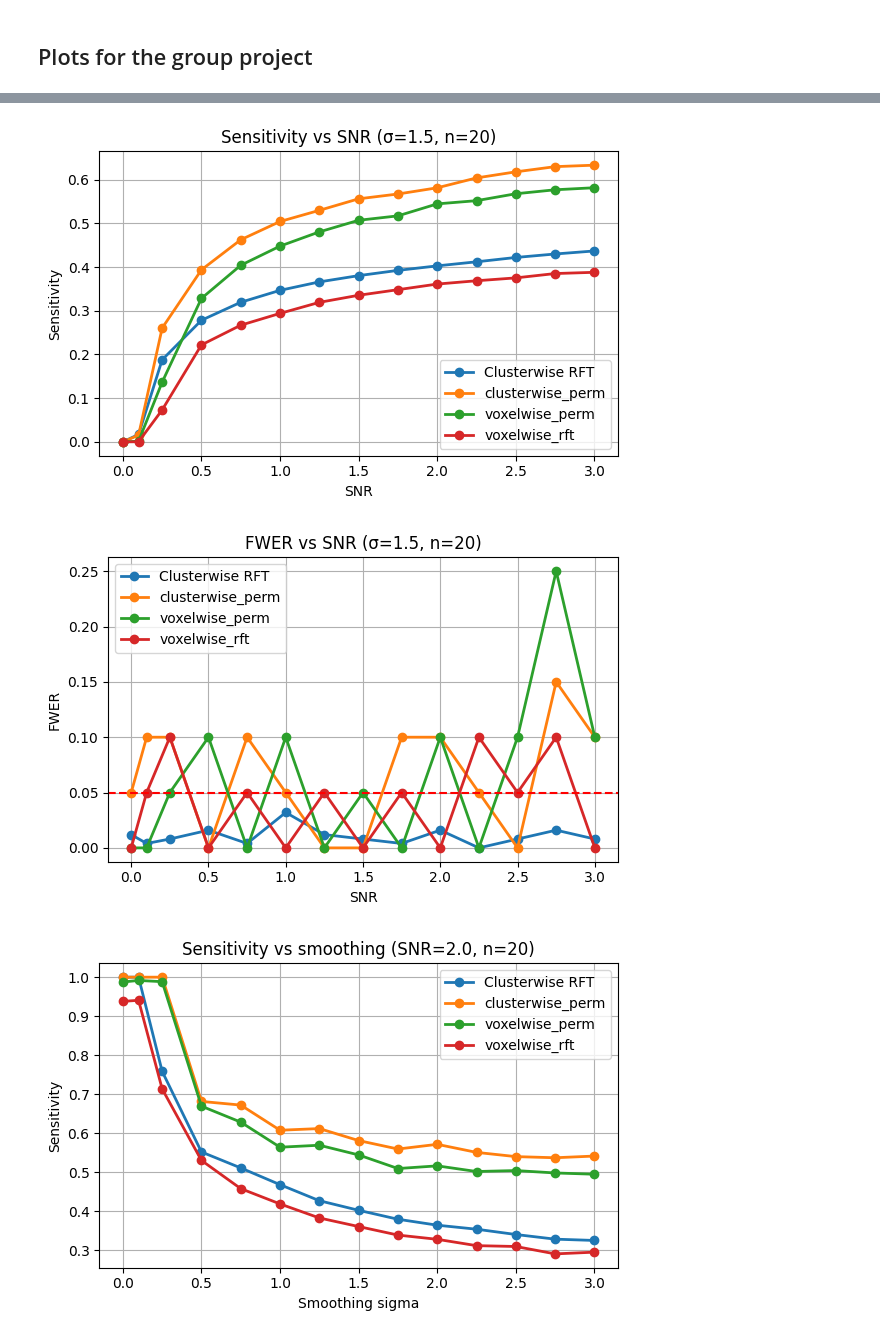
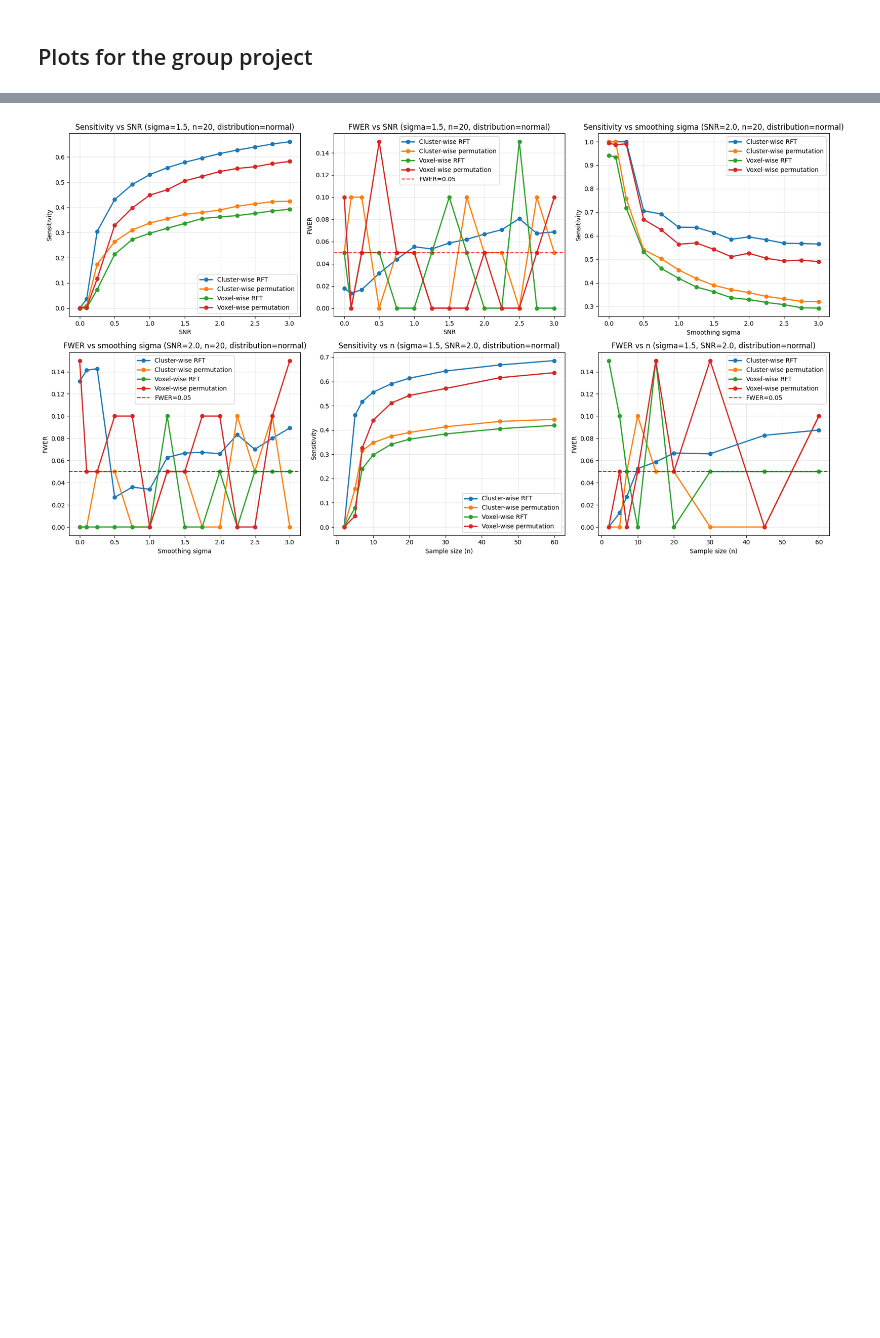
Before and after one commit to lt22412/group_project, a Jupyter notebook: voxel_wise_permutation/group_plots.ipynb, the cells around one changed output, grey strips where cells are left out. Drawn from its saved outputs; the diff is of its cells as text; code cells hidden in the pictures; blank space fills up the shorter version.

Commit message:
improved group plots

```diff
--- a/voxel_wise_permutation/group_plots.ipynb
+++ b/voxel_wise_permutation/group_plots.ipynb
@@ -6,15 +6,14 @@ import pandas as pd
 import numpy as np
 import helper_functions as hf
 # %%
-cv_prm_df = pd.read_csv("cluster_wise_permutation_test_metrics.csv")
-vv_prm_df = pd.read_csv("voxel_wise_permutation_test_metrics.csv")
-vv_rft_df = pd.read_csv("voxel_wise_rft_test_metrics.csv")
-cv_rft_df = pd.read_csv("clustRFT_results_overlap_0_sim250_u3df.csv")
+cv_prm_df_t = pd.read_csv("datasets/cv_prm_t.csv")
+cv_prm_df_n = pd.read_csv("datasets/cv_prm_n.csv")
 
-cv_prm_df = cv_prm_df.rename(columns={"n_subj" : "n"})
+vv_prm_df_t = pd.read_csv("datasets/vv_prm_t.csv")
+vv_prm_df_n = pd.read_csv("datasets/vv_prm_n.csv")
 
-cv_rft_df = cv_rft_df.drop(columns=['threshold_u','FWHM']).rename(columns={"n_subj" : "n"}).rename(columns={"FWER" : "fwer"})
+cv_rft_df_t = pd.read_csv("datasets/cv_rft_t.csv")
+cv_rft_df_n = pd.read_csv("datasets/cv_rft_n.csv")
 
-len(cv_rft_df)
-
-cv_rft_df
+vv_rft_df_t = pd.read_csv("datasets/vv_rft_t.csv")
+vv_rft_df_n = pd.read_csv("datasets/vv_rft_n.csv")
@@ -34,0 +59,9 @@ cv_rft_df
+# %%
+cv_rft_df_n.rename(columns={"n_subj" : "n", "FWER" : "fwer"}, inplace=True)
+cv_rft_df_t.rename(columns={"n_subj" : "n", "FWER" : "fwer"}, inplace=True)
+
+cv_rft_df_n.drop(['FWHM','threshold_u'],axis=1, inplace=True)
+cv_rft_df_t.drop(['FWHM','threshold_u'],axis=1, inplace=True)
+
+
+cv_rft_df_n.head()
@@ -35,4 +93,5 @@ cv_rft_df
 # %%
-final_metrics_df = pd.concat([cv_prm_df, vv_prm_df, vv_rft_df, cv_rft_df], ignore_index=True)
-final_metrics_df
+final_metrics_df_t = pd.concat([cv_prm_df_t, vv_prm_df_t, vv_rft_df_t, cv_rft_df_t], ignore_index=True)
+final_metrics_df_n = pd.concat([cv_prm_df_n, vv_prm_df_n, vv_rft_df_n, cv_rft_df_n], ignore_index=True)
+final_metrics_df_n.head()
 # %% [output]
@@ -52,9 +108,8 @@ final_metrics_df
 # %%
-pl.plot_sensitivity_vs_snr(final_metrics_df) # Important: those methods will iterate through all unique methods in the "method" column in the dataframe
-pl.plot_fwer_vs_snr(final_metrics_df)
-pl.plot_sensitivity_vs_sigma(final_metrics_df)
-pl.plot_sensitivity_vs_n(final_metrics_df)
+import importlib
+import plotters as pl
+importlib.reload(pl)
+
+pl.plot_all_method_curves(final_metrics_df_n, sigma=1.5, snr_val=2.0, n_val=20)
 # %% [output]
-[figure, old version]
+[figure, new version]
-[figure, removed]
-[figure, removed]
```
Also changed, not shown: parts of 14 cells of this notebook, 12 other files.
